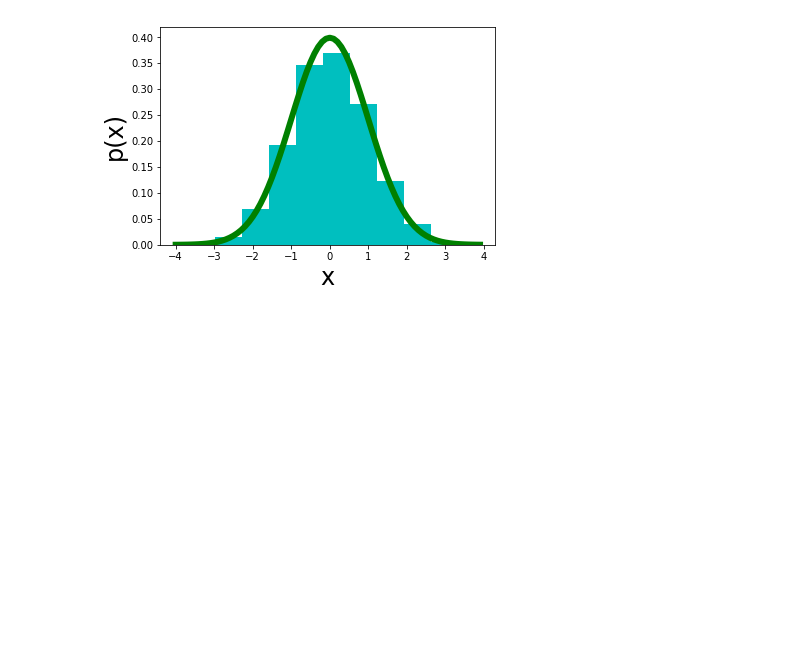
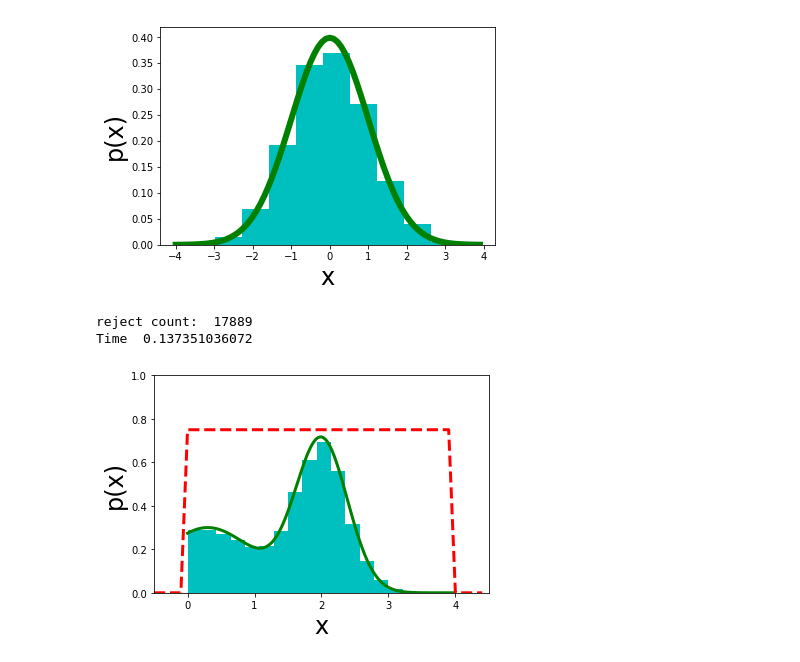
Before and after one commit to zhegeliang2/rbm_cf, a Jupyter notebook: sample.ipynb, the cells around one changed output. Saved outputs shown, nothing was run; the diff lists cells and outputs as text; code cells hidden in the pictures; blank space fills up the shorter version.

Commit message:
update sample

```diff
--- a/sample.ipynb
+++ b/sample.ipynb
@@ -155,3 +174,60 @@ ylabel('p(x)',fontsize=24)
 show()
 # %% [output]
 [figure]
+# %%
+%matplotlib inline
+import matplotlib
+import numpy as np
+import matplotlib.pyplot as plt
+import seaborn
+
+def qsample():
+    """使用均匀分布作为q(x)，返回采样"""
+    return np.random.rand()*4.
+
+def p(x):
+    """目标分布"""
+    return 0.3*np.exp(-(x-0.3)**2) + 0.7* np.exp(-(x-2.)**2/0.3)
+
+def rejection(nsamples):
+
+    M = 0.72#0.8 k值
+    samples = np.zeros(nsamples,dtype=float)
+    count = 0
+    for i in range(nsamples):
+        accept = False
+        while not accept:
+            x = qsample()
+            u = np.random.rand()*M
+            if u<p(x):
+                accept = True
+                samples[i] = x
+            else:
+                count += 1
+    print "reject count: ", count
+    return samples
+
+x = np.arange(0,4,0.01)
+x2 = np.arange(-0.5,4.5,0.1)
+realdata = 0.3*np.exp(-(x-0.3)**2) + 0.7* np.exp(-(x-2.)**2/0.3)
+box = np.ones(len(x2))*0.75#0.8
+box[:5] = 0
+box[-5:] = 0
+plt.plot(x,realdata,'g',lw=3)
+plt.plot(x2,box,'r--',lw=3)
+
+import time
+t0=time.time()
+samples = rejection(10000)
+t1=time.time()
+print "Time ",t1-t0
+
+plt.hist(samples,15,normed=1,fc='c')
+plt.xlabel('x',fontsize=24)
+plt.ylabel('p(x)',fontsize=24)
+plt.axis([-0.5,4.5,0,1])
+plt.show()
+# %% [output]
+reject count:  17889
+Time  0.137351036072
+[figure, added]
```
Also changed, not shown: parts of 1 cell of this notebook.
